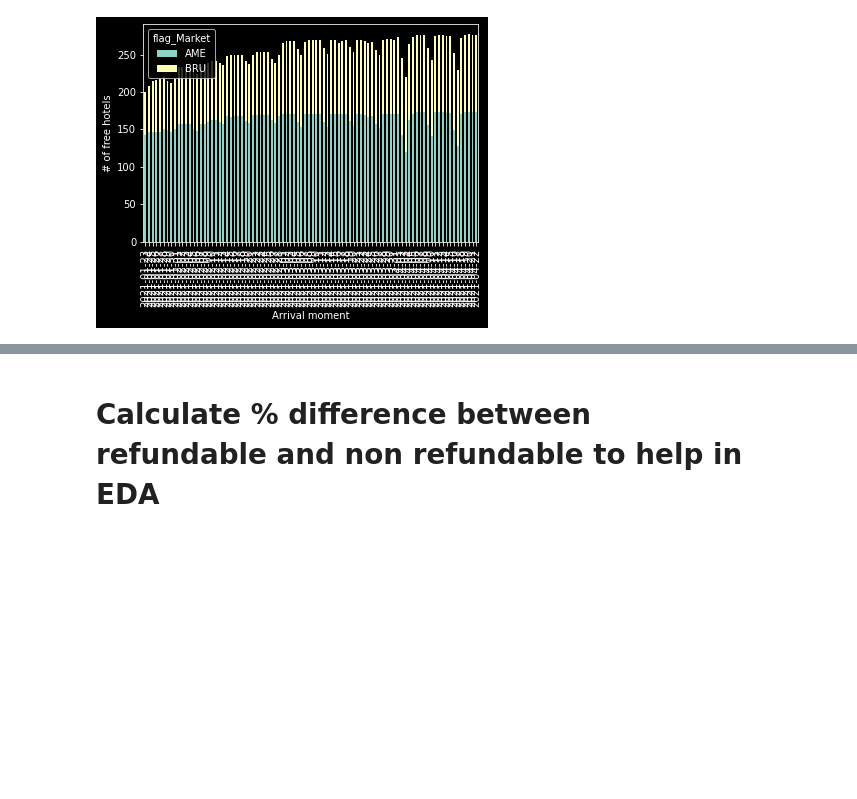
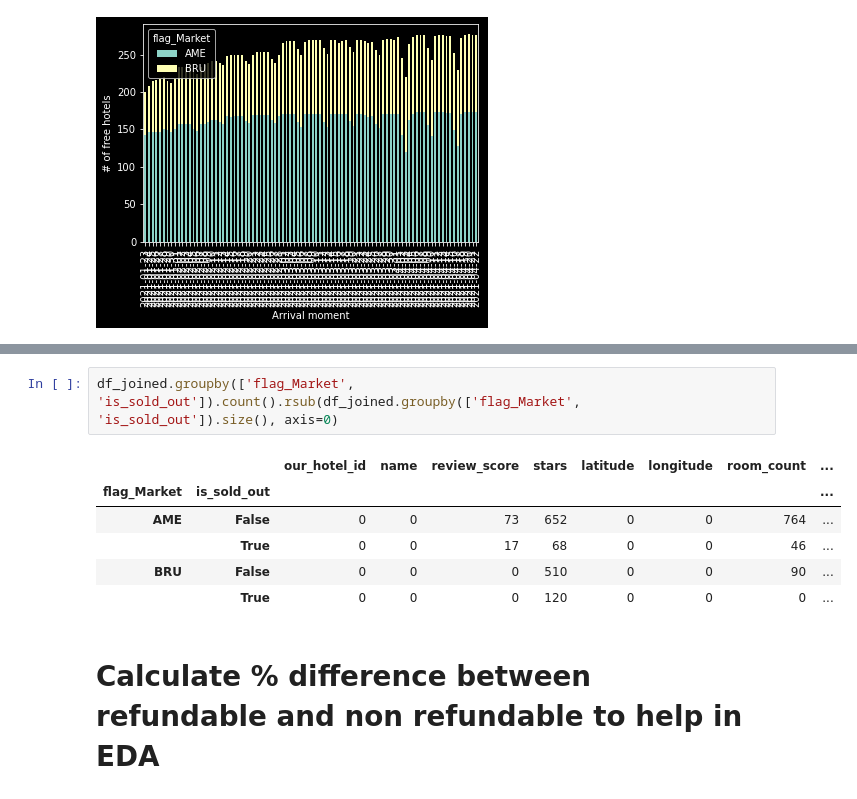
Before and after one commit to jmmvr/Lighthouse_EDA, a Jupyter notebook: 01. EDA_JR.ipynb, the cells around one changed output, grey strips where cells are left out. Cells and saved outputs as stored; diff of their text form; blank space fills up the shorter version.

```diff
--- a/01. EDA_JR.ipynb
+++ b/01. EDA_JR.ipynb
@@ -292,3 +472,12 @@ sns.barplot(data=df_agg1, x='month_year', y='price_value_ref', hue='flag_Market'
+# %%
+df_joined.groupby(['flag_Market', 'is_sold_out']).count().rsub(df_joined.groupby(['flag_Market', 'is_sold_out']).size(), axis=0)
+# %% [output]
+|  |  | our_hotel_id | name | review_score | stars | latitude | longitude | room_count | ... |
+| flag_Market | is_sold_out |  |  |  |  |  |  |  | ... |
+| AME | False | 0 | 0 | 73 | 652 | 0 | 0 | 764 | ... |
+|  | True | 0 | 0 | 17 | 68 | 0 | 0 | 46 | ... |
+| BRU | False | 0 | 0 | 0 | 510 | 0 | 0 | 90 | ... |
+|  | True | 0 | 0 | 0 | 120 | 0 | 0 | 0 | ... |
 # %% [markdown]
 # Calculate % difference between refundable and non refundable to help in EDA
 # %%
```
Also changed, not shown: parts of 13 cells of this notebook.
